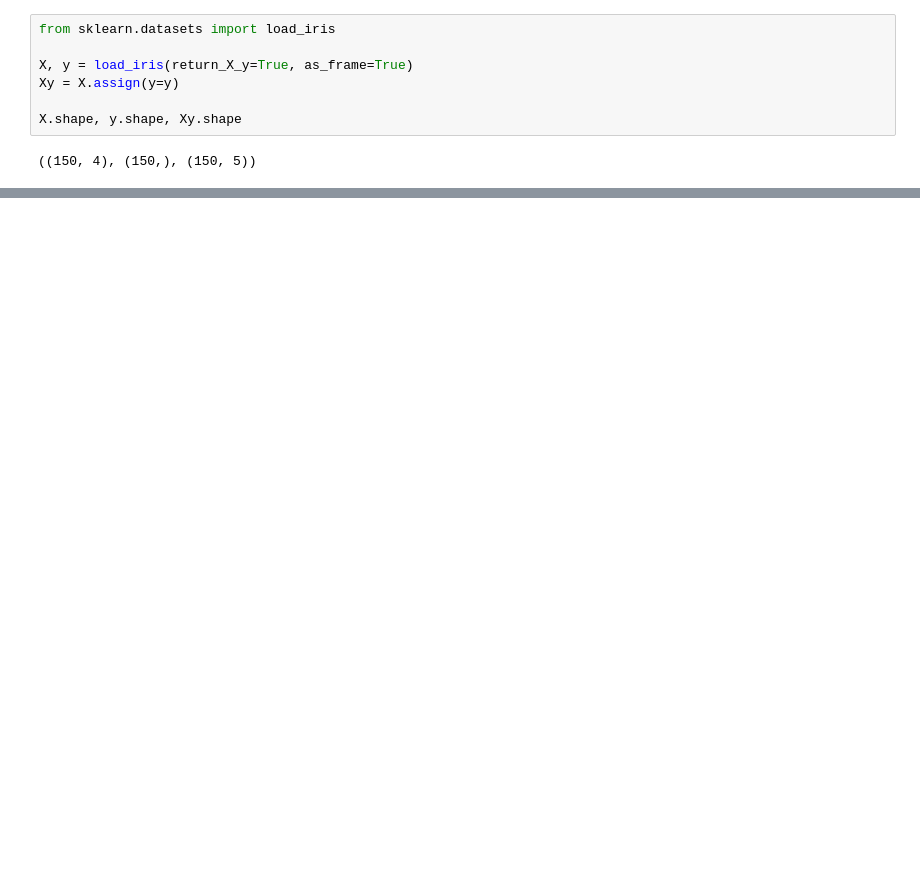
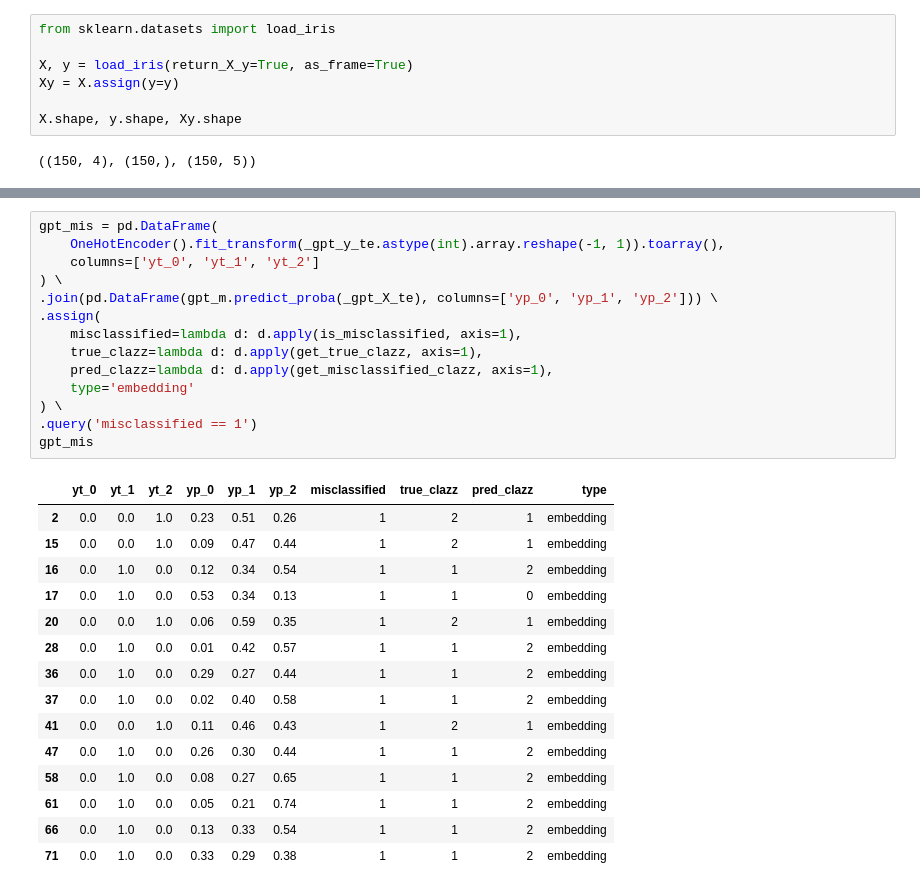
Before and after one commit to oneoffcoder/books, a Jupyter notebook: sphinx/datascience/source/llm-iris.ipynb, the cells around one changed output, grey strips where cells are left out. Cells and saved outputs as stored; diff of their text form; blank space fills up the shorter version.

```diff
--- a/sphinx/datascience/source/llm-iris.ipynb
+++ b/sphinx/datascience/source/llm-iris.ipynb
@@ -112,0 +291,30 @@ roc_auc_score(_y_te, m.predict_proba(_X_te), multi_class='ovo')
+# %%
+gpt_mis = pd.DataFrame(
+    OneHotEncoder().fit_transform(_gpt_y_te.astype(int).array.reshape(-1, 1)).toarray(),
+    columns=['yt_0', 'yt_1', 'yt_2']
+) \
+.join(pd.DataFrame(gpt_m.predict_proba(_gpt_X_te), columns=['yp_0', 'yp_1', 'yp_2'])) \
+.assign(
+    misclassified=lambda d: d.apply(is_misclassified, axis=1),
+    true_clazz=lambda d: d.apply(get_true_clazz, axis=1),
+    pred_clazz=lambda d: d.apply(get_misclassified_clazz, axis=1),
+    type='embedding'
+) \
+.query('misclassified == 1')
+gpt_mis
+# %% [output]
+|  | yt_0 | yt_1 | yt_2 | yp_0 | yp_1 | yp_2 | misclassified | true_clazz | pred_clazz | type |
+| 2 | 0.0 | 0.0 | 1.0 | 0.23 | 0.51 | 0.26 | 1 | 2 | 1 | embedding |
+| 15 | 0.0 | 0.0 | 1.0 | 0.09 | 0.47 | 0.44 | 1 | 2 | 1 | embedding |
+| 16 | 0.0 | 1.0 | 0.0 | 0.12 | 0.34 | 0.54 | 1 | 1 | 2 | embedding |
+| 17 | 0.0 | 1.0 | 0.0 | 0.53 | 0.34 | 0.13 | 1 | 1 | 0 | embedding |
+| 20 | 0.0 | 0.0 | 1.0 | 0.06 | 0.59 | 0.35 | 1 | 2 | 1 | embedding |
+| 28 | 0.0 | 1.0 | 0.0 | 0.01 | 0.42 | 0.57 | 1 | 1 | 2 | embedding |
+| 36 | 0.0 | 1.0 | 0.0 | 0.29 | 0.27 | 0.44 | 1 | 1 | 2 | embedding |
+| 37 | 0.0 | 1.0 | 0.0 | 0.02 | 0.40 | 0.58 | 1 | 1 | 2 | embedding |
+| 41 | 0.0 | 0.0 | 1.0 | 0.11 | 0.46 | 0.43 | 1 | 2 | 1 | embedding |
+| 47 | 0.0 | 1.0 | 0.0 | 0.26 | 0.30 | 0.44 | 1 | 1 | 2 | embedding |
+| 58 | 0.0 | 1.0 | 0.0 | 0.08 | 0.27 | 0.65 | 1 | 1 | 2 | embedding |
+| 61 | 0.0 | 1.0 | 0.0 | 0.05 | 0.21 | 0.74 | 1 | 1 | 2 | embedding |
+| 66 | 0.0 | 1.0 | 0.0 | 0.13 | 0.33 | 0.54 | 1 | 1 | 2 | embedding |
+| 71 | 0.0 | 1.0 | 0.0 | 0.33 | 0.29 | 0.38 | 1 | 1 | 2 | embedding |
```
Also changed, not shown: parts of 30 cells of this notebook.
